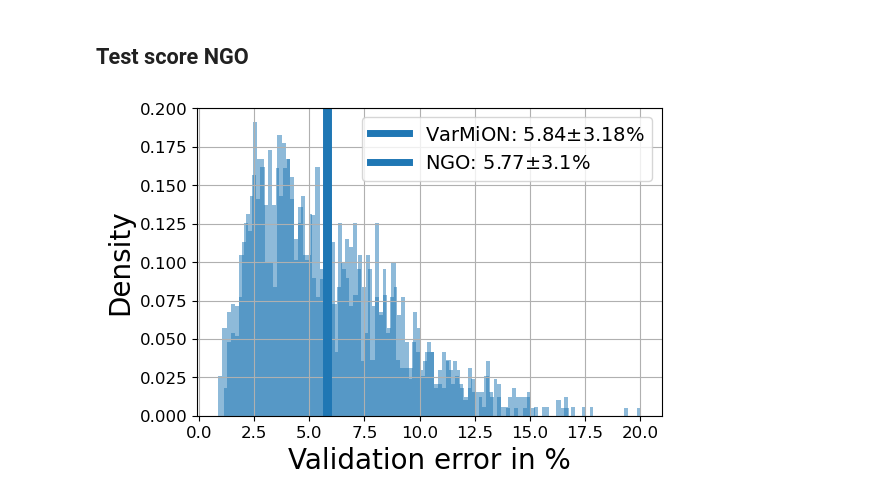
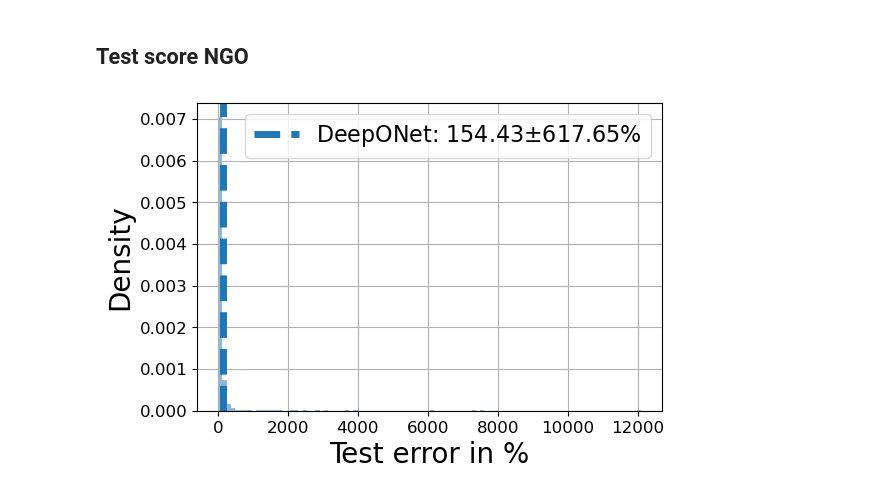
Before and after one commit to JoostHMPrins/ngo, a Jupyter notebook: analysisnotebooks/hc2dpredictions.ipynb, the cells around one changed output. Saved outputs shown, nothing was run; the diff lists cells and outputs as text; code cells hidden in the pictures.

```diff
--- a/analysisnotebooks/hc2dpredictions.ipynb
+++ b/analysisnotebooks/hc2dpredictions.ipynb
@@ -198,13 +207,12 @@ model = loadmodelfromlabel(model=NGO, label='halfprecision', logdir=logdir, subl
 # %%
-i=4
+i=0
 theta = thetaset.grfs_ngo[i]
 f = fset.grfs_ngo[i]
 etab = etabset.grfs_ngo[i]
 etat = etatset.grfs_ngo[i]
 
-u_hat = model.simforward(theta, f, etab, etat, x)
-# u_hat = model.simforward(Theta, F, N, x).detach().numpy()
-
+model.hparams['Q'] = 1000
+u_hat = model.simforward_FEM(theta, f, etab, etat, x)
 # mus = model.mus[0].detach().numpy()
 # sigmas = torch.exp(model.log_sigmas[0]).detach().numpy()
 
@@ -258,7 +266,7 @@ ax.set_aspect('equal')
 plt.setp(ax.spines.values(), lw=box_lw, color='black', alpha=1);
 plt.colorbar(fig)
 
-plt.savefig("NGOprediction.svg", bbox_inches='tight', transparent=True)
+# plt.savefig("NGOprediction.svg", bbox_inches='tight', transparent=True)
 
 L2 = np.average(np.sqrt((u_hat - u_array[i])**2))
 L2_scaled = L2/np.average(np.sqrt(u_array[i]**2))
@@ -545,12 +579,11 @@ from RegularNN import RegularNN
 from NGO import NGO
 
 logdir = '../../../nnlogs'
-sublogdir = 'NGO_theta05'
 map_location = 'cpu'
 
-varmion = loadmodelfromlabel(model=NGO, label='VarMiON_papersettings_halfprecision', logdir=logdir, sublogdir=sublogdir, map_location=map_location)
-ngo = loadmodelfromlabel(model=NGO, label='halfprecision', logdir=logdir, sublogdir=sublogdir, map_location=map_location)
+# sublogdir = 'DeepONet'
+# deeponet = loadmodelfromlabel(model=NGO, label='DeepONet', logdir=logdir, sublogdir=sublogdir, map_location=map_location)
 
-modeldict = {'VarMiON': varmion,
-            'NGO': ngo}
+sublogdir = 'test'
+model = loadmodelfromlabel(model=NGO, label='BSplines', logdir=logdir, sublogdir=sublogdir, map_location=map_location)
 # %%
@@ -566,14 +599,13 @@ etat_test = load_function_list('etat', '../../../trainingdata/HC2D_NGO_VarMiONpa
 x_test = torch.tensor(np.load('../../../trainingdata/HC2D_NGO_VarMiONpapersettings/test/x.npy'))[:N_samples]
 u_test = torch.tensor(np.load('../../../trainingdata/HC2D_NGO_VarMiONpapersettings/test/u.npy'))[:N_samples]
 # %%
-u_test = u_test[:,ridx]
+# u_test = u_test[:,ridx]
 # %%
 u_hat = np.zeros((1000,4096))
 for i in range(1000):
-    print
-    u_hat[i] = ngo.simforward(theta_test[i], f_test[i], etab_test[i], etat_test[i], x_test[i])
+    u_hat[i] = model.simforward_FEM(theta_test[i], f_test[i], etab_test[i], etat_test[i], x_test[i])
 u_hat = torch.tensor(u_hat)
-u_hat = u_hat[:,ridx]
+# u_hat = u_hat[:,ridx]
 # %%
 size_title = 20
 size_ticklabels = 12
@@ -581,43 +613,43 @@ size_axeslabels = 20
 
 fig, ax = plt.subplots(1,1, figsize=(6, 4))
 fig.subplots_adjust(left=None, bottom=None, right=None, top=None, wspace=0.4, hspace=0.4)
 
 colors = ['C0','C1','C2','C3','C4','C5','C6','C7','C8','C9','C10']
 L2_scaled_avgs = []
 i=0
 L2 = np.average(np.sqrt((u_hat - u_test.detach().numpy())**2), axis=-1)
 L2_scaled = L2/np.average(np.sqrt((u_test.detach().numpy())**2), axis=-1)
-# APE[np.abs(u_test)<1e-4] = np.nan
-# MAPE = np.nanmean(APE, axis=-1)
 L2_scaled_avg = np.average(L2_scaled)
 sigma = np.std(L2_scaled)
-ax.hist(100*L2_scaled_v, bins=100, density=True, alpha=0.5, linewidth=1, color=colors[0], histtype='bar')
-ax.axvline(100*L2_scaled_avg_v, 0, 1, linewidth=5, color=colors[0], label="VarMiON: "+str(np.around(100*L2_scaled_avg_v, 2))+r'$\pm$'+str(np.around(100*sigma_v, 2))+'%')
+# L2_scaled_D = L2_scaled
+# L2_scaled_avg_D = L2_scaled_avg
+# sigma_D = sigma
 ax.hist(100*L2_scaled, bins=100, density=True, alpha=0.5, linewidth=1, color=colors[0], histtype='bar')
-ax.axvline(100*L2_scaled_avg, 0, 1, linewidth=5, color=colors[0], label="NGO: "+str(np.around(100*L2_scaled_avg, 2))+r'$\pm$'+str(np.around(100*sigma, 2))+'%')
+ax.axvline(100*L2_scaled_avg, 0, 1, linewidth=5, linestyle='--', color=colors[0], label="DeepONet: "+str(np.around(100*L2_scaled_avg, 2))+r'$\pm$'+str(np.around(100*sigma, 2))+'%')
 i+=1
-L2_scaled_avgs.append(L2_scaled_avg)
+# ax.hist(100*L2_scaled, bins=100, density=True, alpha=0.5, linewidth=1, color=colors[1], histtype='bar')
+# ax.axvline(100*L2_scaled_avg, 0, 1, linewidth=5, linestyle='--', color=colors[1], label="NGO: "+str(np.around(100*L2_scaled_avg, 2))+r'$\pm$'+str(np.around(100*sigma, 2))+'%')
 # ax.set_xscale('log')
 # ax.set_yscale('log')
 # ax.set_xlim(0,15)
-ax.legend(fontsize=14)
+ax.legend(fontsize=16)
 ax.tick_params(axis='both', labelsize=size_ticklabels)
 # ax.ticklabel_format(style='sci', scilimits=[-3,3])
 # ax.set_xlabel(r'$\langle|(\hat{u} - u^h)/u^h|\rangle$', fontsize=size_axeslabels)
-ax.set_xlabel(r'Validation error in %', fontsize=size_axeslabels)
+ax.set_xlabel(r'Test error in %', fontsize=size_axeslabels)
 ax.set_ylabel(r'Density', fontsize=size_axeslabels)
 ax.grid()
-plt.savefig("NGO.svg", bbox_inches='tight')#, transparent=True)
+# plt.savefig("DeepONet.svg", bbox_inches='tight')#, transparent=True)
 
 L2_scaled_avgs = np.array(L2_scaled_avgs)
 L2_scaled_avg_avg = np.average(L2_scaled_avgs)
 std_L2_scaled_avg = np.std(L2_scaled_avgs)
 # print(100*L2_scaled_avg_avg)
 # print(100*np.amin(L2_scaled_avgs))
 # print(100*np.amax(L2_scaled_avgs))
 # print(100*std_L2_scaled_avg)
 # %% [output]
-[figure, old version]
+[figure, new version]
 # %%
 simparams = {'d': 2,
              'nelems': 100,
```
Also changed, not shown: parts of 13 cells of this notebook, 2 other files.
